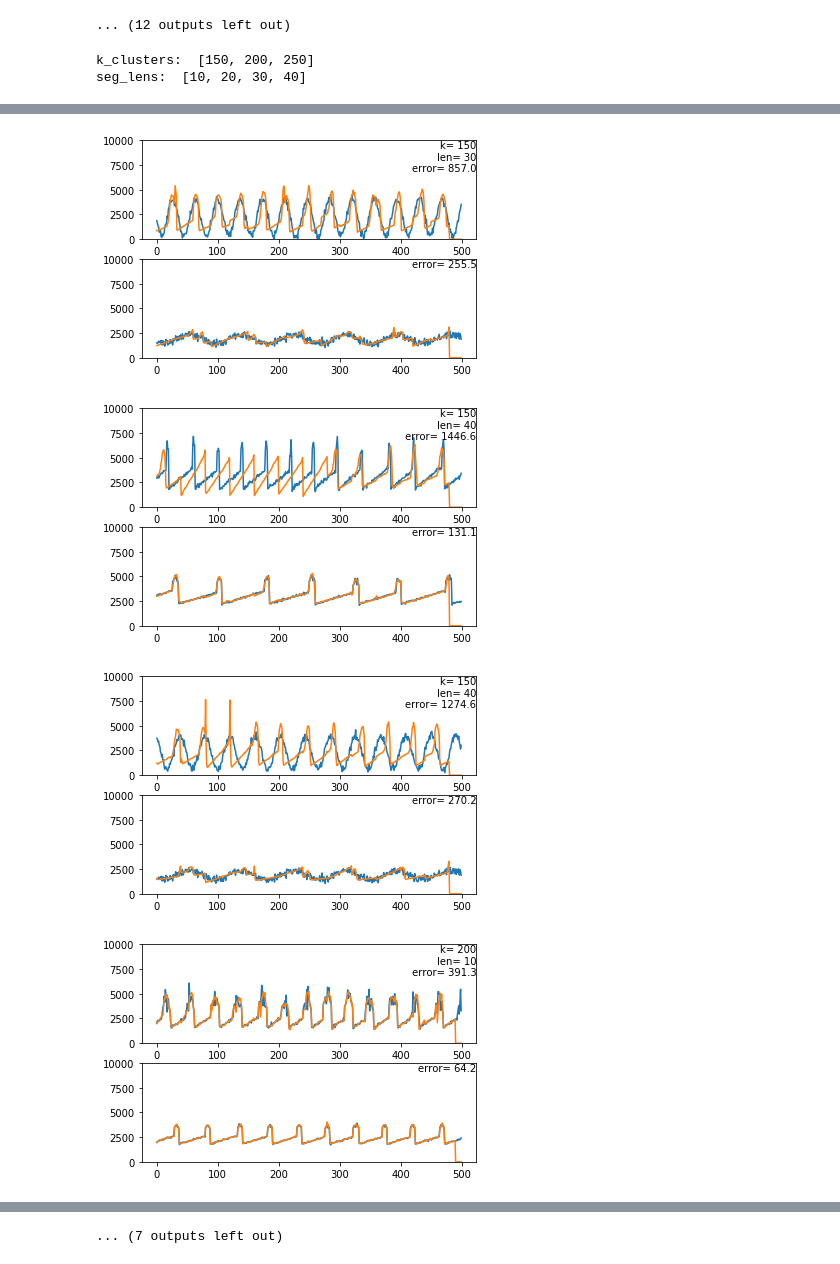
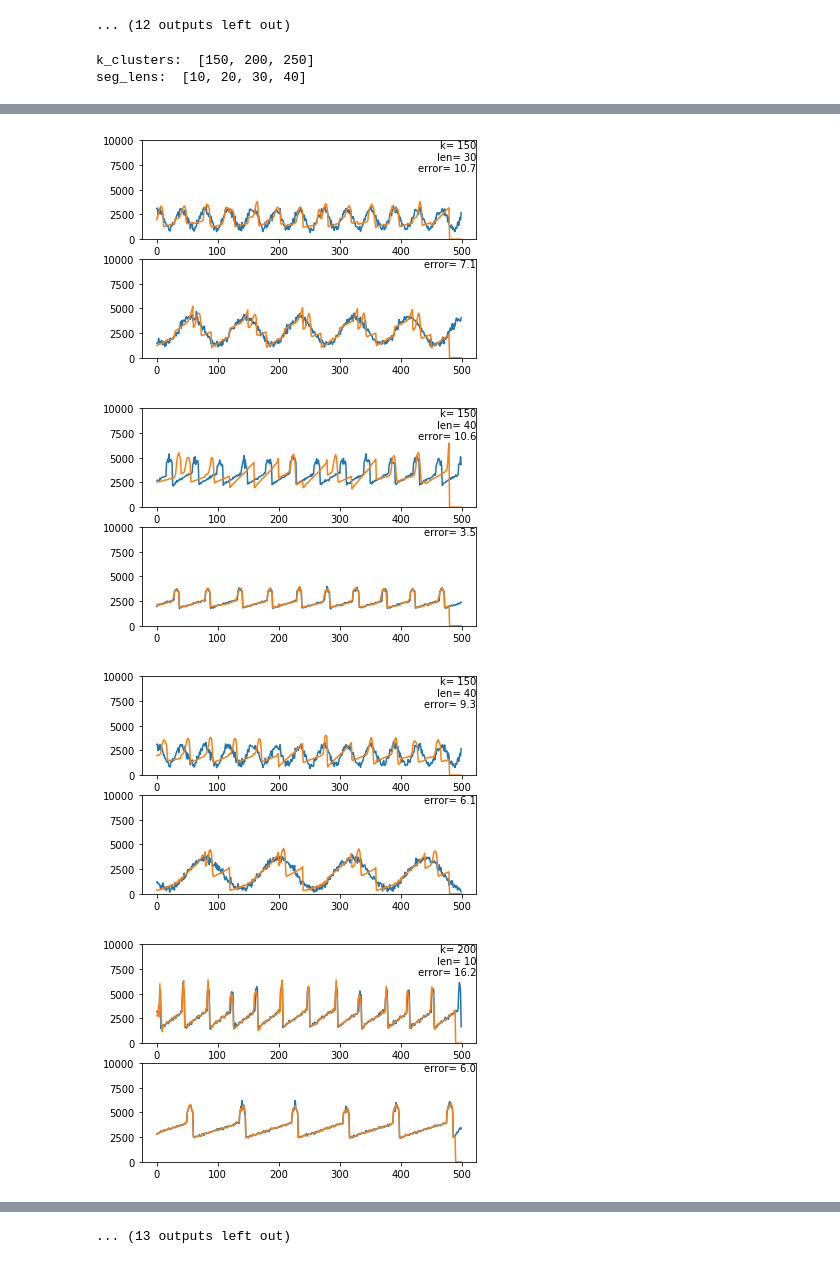
Before and after one commit to jorwatkapola/timeseries_segment_clustering, a Jupyter notebook: synthetic_test.ipynb, the cells around one changed output, grey strips where cells are left out. Saved outputs shown, nothing was run; the diff lists cells and outputs as text; code cells hidden in the pictures.

```diff
--- a/synthetic_test.ipynb
+++ b/synthetic_test.ipynb
@@ -4,7 +4,7 @@ Take synthetic rho data and attempt outlier detection with one other type of a s
 Sine wave results generated by synthetic_classes.py:
 # %%
 #sine waves
-results=np.loadtxt("valid_results_20190520_sine.csv", dtype=float, delimiter=",")
+results=np.loadtxt("valid_results_20190521_inverted.csv", dtype=float, delimiter=",")
 k_clusters=[150, 200, 250]
 seg_lens=[10, 20, 30, 40]
 for k_id, k_cluster in enumerate(k_clusters):
@@ -23,7 +23,7 @@ for k_id, k_cluster in enumerate(k_clusters):
         ax = f.add_subplot(111)
         plt.hist(train[:,-1])
         plt.hist(test[:,-1],alpha=0.5)
-        plt.xlim([50,1700])
+        plt.xlim([0,25])
         plt.ylim([0,90])
         plt.text(0.7,0.8,"k= {}\nlen= {}\n test_min-rho_max= {}\n outliers= {}/250".format(k_cluster, seg_len, round(min_test-max_rho,1), 250-counter),
                  ha='center', va='center', transform=ax.transAxes)
@@ -220,15 +220,15 @@ for k_id, k_cluster in enumerate(k_clusters):
         ### reconstruction of the training class
         for n_rho, rho in enumerate(rho_valid):
             valid_segments= sc.segmentation(rho, seg_len, seg_len , time_stamps=False)
-            reco = sc.reconstruct(valid_segments, rho, cluster, rel_offset=False, seg_slide=seg_len)
-            error=np.sqrt(np.mean((rho[seg_len:-seg_len]-reco[seg_len:-seg_len])**2))
+            reco, error = sc.reconstruct(valid_segments, rho, cluster, rel_offset=False, seg_slide=seg_len)
+            #error=np.sqrt(np.mean((rho[seg_len:-seg_len]-reco[seg_len:-seg_len])**2))
             reco_error.append((k_id,len_id,0, n_rho, error))
             #print((k_id,len_id,0, n_rho, error), flush=True)
 
         reco_error_ar=np.array(reco_error)
         max_rho=reco_error_ar[(reco_error_ar[:,-1]==np.max(reco_error_ar[:,-1]))][0]
         valid_segments= sc.segmentation(rho_valid[int(max_rho[3])], seg_len, seg_len , time_stamps=False)
-        reco = sc.reconstruct(valid_segments, rho_valid[int(max_rho[3])], cluster, rel_offset=False, seg_slide=seg_len)
+        reco, error = sc.reconstruct(valid_segments, rho_valid[int(max_rho[3])], cluster, rel_offset=False, seg_slide=seg_len)
         f = plt.figure()
         ax = f.add_subplot(211)
         plt.plot(rho_valid[int(max_rho[3])])
@@ -238,7 +238,7 @@ for k_id, k_cluster in enumerate(k_clusters):
                  ha='right', va='top', transform=ax.transAxes)
         min_rho=reco_error_ar[(reco_error_ar[:,-1]==np.min(reco_error_ar[:,-1]))][0]
         valid_segments= sc.segmentation(rho_valid[int(min_rho[3])], seg_len, seg_len , time_stamps=False)
-        reco = sc.reconstruct(valid_segments, rho_valid[int(min_rho[3])], cluster, rel_offset=False, seg_slide=seg_len)
+        reco, error = sc.reconstruct(valid_segments, rho_valid[int(min_rho[3])], cluster, rel_offset=False, seg_slide=seg_len)
         ax = f.add_subplot(212)
         plt.plot(rho_valid[int(min_rho[3])])
         plt.plot(reco)
@@ -251,15 +251,15 @@ for k_id, k_cluster in enumerate(k_clusters):
         #reconstruction loop through light curves for every class other than rho
         for n_sine, sine in enumerate(sine_file):
             valid_segments= sc.segmentation(sine, seg_len, seg_len , time_stamps=False)
-            reco = sc.reconstruct(valid_segments, sine, cluster, rel_offset=False, seg_slide=seg_len)
-            error=np.sqrt(np.mean((sine[seg_len:-seg_len]-reco[seg_len:-seg_len])**2))
+            reco, error = sc.reconstruct(valid_segments, sine, cluster, rel_offset=False, seg_slide=seg_len)
+            #error=np.sqrt(np.mean((sine[seg_len:-seg_len]-reco[seg_len:-seg_len])**2))
             reco_error.append((k_id,len_id,1,n_sine, error))
             #print((k_id,len_id,1,n_sine, error), flush=True)
 
         reco_error_ar=np.array(reco_error)
         max_test=reco_error_ar[(reco_error_ar[:,-1]==np.max(reco_error_ar[:,-1]))][0]
         valid_segments= sc.segmentation(sine_file[int(max_test[3])], seg_len, seg_len , time_stamps=False)
-        reco = sc.reconstruct(valid_segments, sine_file[int(max_test[3])], cluster, rel_offset=False, seg_slide=seg_len)
+        reco, error = sc.reconstruct(valid_segments, sine_file[int(max_test[3])], cluster, rel_offset=False, seg_slide=seg_len)
         f = plt.figure()
         ax = f.add_subplot(211)
         plt.plot(sine_file[int(max_test[3])])
@@ -270,7 +270,7 @@ for k_id, k_cluster in enumerate(k_clusters):
 
         min_test=reco_error_ar[(reco_error_ar[:,-1]==np.min(reco_error_ar[:,-1]))][0]
         valid_segments= sc.segmentation(sine_file[int(min_test[3])], seg_len, seg_len , time_stamps=False)
-        reco = sc.reconstruct(valid_segments, sine_file[int(min_test[3])], cluster, rel_offset=False, seg_slide=seg_len)
+        reco, error = sc.reconstruct(valid_segments, sine_file[int(min_test[3])], cluster, rel_offset=False, seg_slide=seg_len)
         ax = f.add_subplot(212)
         plt.plot(sine_file[int(min_test[3])])
         plt.plot(reco)
@@ -291,4 +291,4 @@ seg_lens:  [10, 20, 30, 40]
-[figure, old version]
+[figure, new version]
-[figure, old version]
+[figure, new version]
-[figure, old version]
+[figure, new version]
-[figure, old version]
+[figure, new version]
@@ -297,4 +297,4 @@ seg_lens:  [10, 20, 30, 40]
-... (7 outputs left out)
+... (13 outputs left out)
 # %%
 from scipy.stats import zscore
 plt.plot(zscore(rho_file)[30])
```
Also changed, not shown: parts of 3 cells of this notebook, 13 other files.
